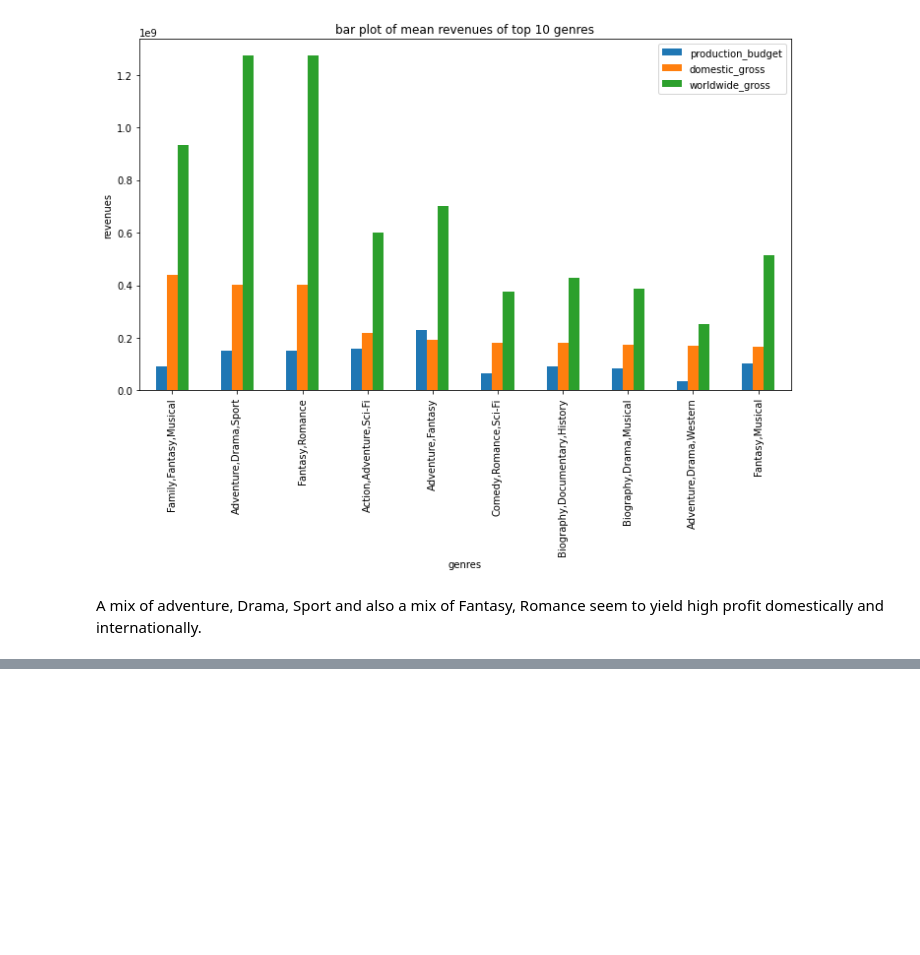
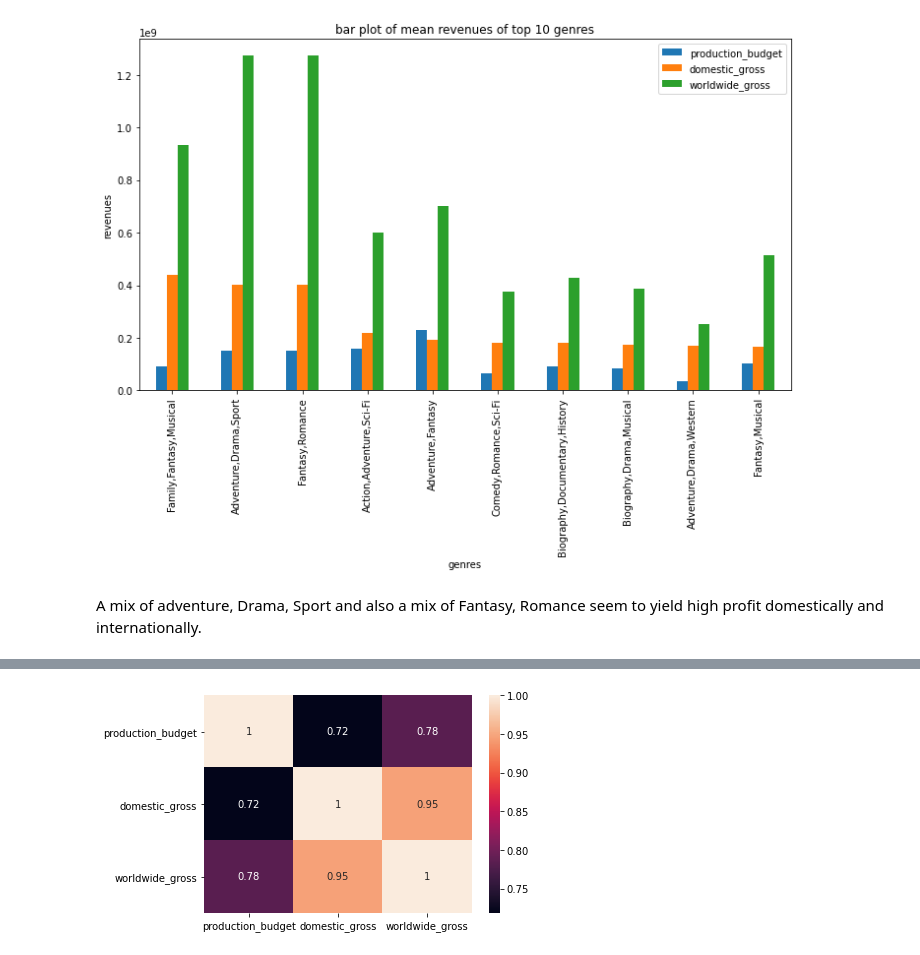
Before and after one commit to Graham-49/Phase2-project, a Jupyter notebook: notebooks/victor.ipynb, the cells around one changed output, grey strips where cells are left out. Saved outputs shown, nothing was run; the diff lists cells and outputs as text; code cells hidden in the pictures; blank space fills up the shorter version.

Commit message:
Merged the data  did some visualizations and analysis

```diff
--- a/notebooks/victor.ipynb
+++ b/notebooks/victor.ipynb
@@ -148,0 +158,4 @@ A mix of adventure, Drama, Sport and also a mix of Fantasy, Romance seem to yiel
+# %%
+sns.heatmap(movie_details_and_revenue[['production_budget','domestic_gross','worldwide_gross']].corr(),annot=True);
+# %% [output]
+[figure, added]
```
Also changed, not shown: parts of 14 cells of this notebook.
